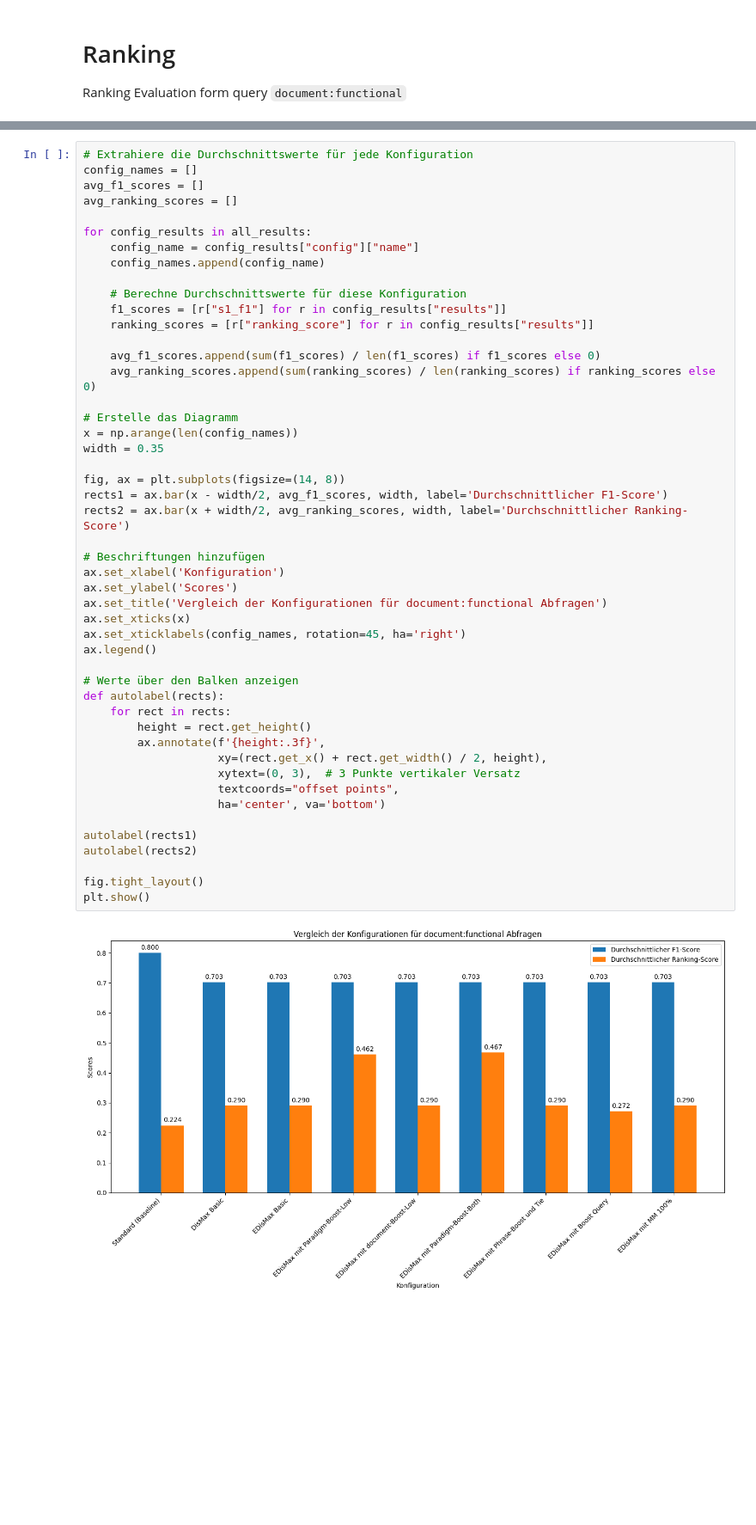
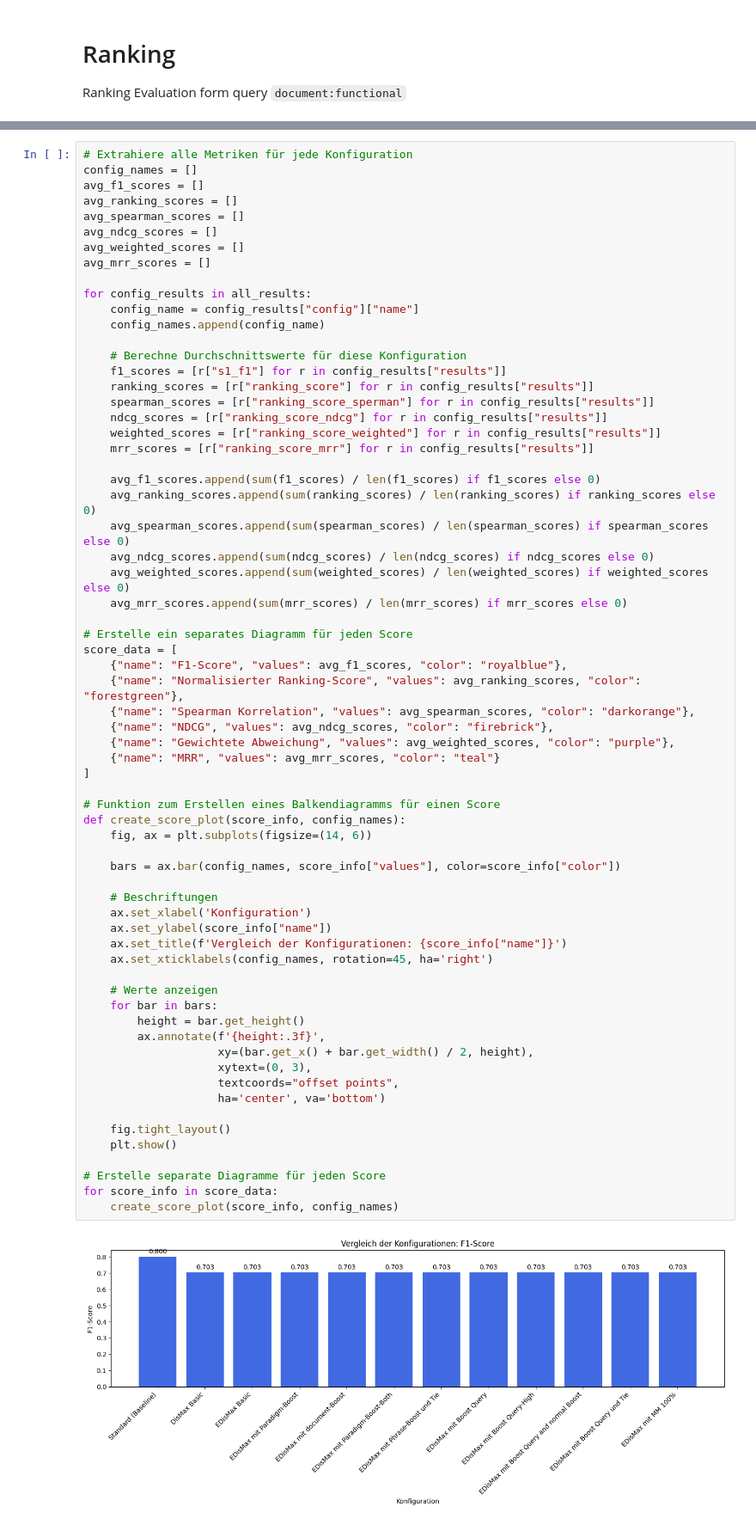
Before and after one commit to kev5655/bfh-irsed, a Jupyter notebook: ranking-functionla.ipynb, the cells around one changed output, grey strips where cells are left out. Shown at 86% size. Drawn from its saved outputs; the diff is of its cells as text; blank space fills up the shorter version.

Commit message:
finish ranking

```diff
--- a/ranking-functionla.ipynb
+++ b/ranking-functionla.ipynb
@@ -165,50 +196,68 @@ Ranking-Abgleich:
 # %%
-# Extrahiere die Durchschnittswerte für jede Konfiguration
+# Extrahiere alle Metriken für jede Konfiguration
 config_names = []
 avg_f1_scores = []
 avg_ranking_scores = []
+avg_spearman_scores = []
+avg_ndcg_scores = []
+avg_weighted_scores = []
+avg_mrr_scores = []
 
 for config_results in all_results:
     config_name = config_results["config"]["name"]
     config_names.append(config_name)
 
     # Berechne Durchschnittswerte für diese Konfiguration
     f1_scores = [r["s1_f1"] for r in config_results["results"]]
     ranking_scores = [r["ranking_score"] for r in config_results["results"]]
+    spearman_scores = [r["ranking_score_sperman"] for r in config_results["results"]]
+    ndcg_scores = [r["ranking_score_ndcg"] for r in config_results["results"]]
+    weighted_scores = [r["ranking_score_weighted"] for r in config_results["results"]]
+    mrr_scores = [r["ranking_score_mrr"] for r in config_results["results"]]
 
     avg_f1_scores.append(sum(f1_scores) / len(f1_scores) if f1_scores else 0)
     avg_ranking_scores.append(sum(ranking_scores) / len(ranking_scores) if ranking_scores else 0)
+    avg_spearman_scores.append(sum(spearman_scores) / len(spearman_scores) if spearman_scores else 0)
+    avg_ndcg_scores.append(sum(ndcg_scores) / len(ndcg_scores) if ndcg_scores else 0)
+    avg_weighted_scores.append(sum(weighted_scores) / len(weighted_scores) if weighted_scores else 0)
+    avg_mrr_scores.append(sum(mrr_scores) / len(mrr_scores) if mrr_scores else 0)
 
-# Erstelle das Diagramm
-x = np.arange(len(config_names))
-width = 0.35
+# Erstelle ein separates Diagramm für jeden Score
+score_data = [
+    {"name": "F1-Score", "values": avg_f1_scores, "color": "royalblue"},
+    {"name": "Normalisierter Ranking-Score", "values": avg_ranking_scores, "color": "forestgreen"},
+    {"name": "Spearman Korrelation", "values": avg_spearman_scores, "color": "darkorange"},
+    {"name": "NDCG", "values": avg_ndcg_scores, "color": "firebrick"},
+    {"name": "Gewichtete Abweichung", "values": avg_weighted_scores, "color": "purple"},
+    {"name": "MRR", "values": avg_mrr_scores, "color": "teal"}
+]
 
-fig, ax = plt.subplots(figsize=(14, 8))
-rects1 = ax.bar(x - width/2, avg_f1_scores, width, label='Durchschnittlicher F1-Score')
-rects2 = ax.bar(x + width/2, avg_ranking_scores, width, label='Durchschnittlicher Ranking-Score')
+# Funktion zum Erstellen eines Balkendiagramms für einen Score
+def create_score_plot(score_info, config_names):
+    fig, ax = plt.subplots(figsize=(14, 6))
 
-# Beschriftungen hinzufügen
-ax.set_xlabel('Konfiguration')
-ax.set_ylabel('Scores')
-ax.set_title('Vergleich der Konfigurationen für document:functional Abfragen')
-ax.set_xticks(x)
-ax.set_xticklabels(config_names, rotation=45, ha='right')
-ax.legend()
+    bars = ax.bar(config_names, score_info["values"], color=score_info["color"])
 
-# Werte über den Balken anzeigen
-def autolabel(rects):
-    for rect in rects:
-        height = rect.get_height()
+    # Beschriftungen
+    ax.set_xlabel('Konfiguration')
+    ax.set_ylabel(score_info["name"])
+    ax.set_title(f'Vergleich der Konfigurationen: {score_info["name"]}')
+    ax.set_xticklabels(config_names, rotation=45, ha='right')
+
+    # Werte anzeigen
+    for bar in bars:
+        height = bar.get_height()
         ax.annotate(f'{height:.3f}',
-                    xy=(rect.get_x() + rect.get_width() / 2, height),
-                    xytext=(0, 3),  # 3 Punkte vertikaler Versatz
+                    xy=(bar.get_x() + bar.get_width() / 2, height),
+                    xytext=(0, 3),
                     textcoords="offset points",
                     ha='center', va='bottom')
 
-autolabel(rects1)
-autolabel(rects2)
+    fig.tight_layout()
+    plt.show()
 
-fig.tight_layout()
-plt.show()
+# Erstelle separate Diagramme für jeden Score
+for score_info in score_data:
+    create_score_plot(score_info, config_names)
 # %% [output]
-[figure, old version]
+[figure, new version]
```
Also changed, not shown: parts of 4 cells of this notebook, 25 other files.
